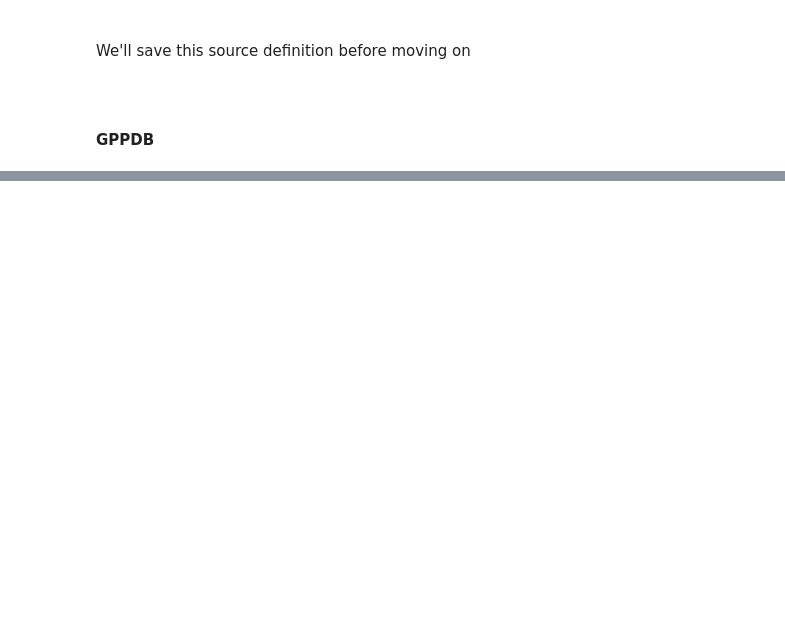
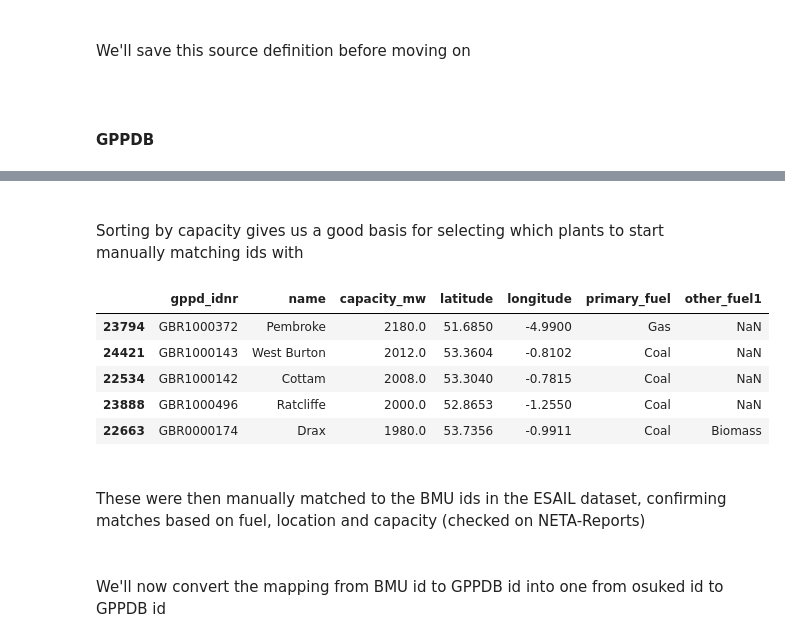
Before and after one commit to OSUKED/Power-Station-Dictionary, a Jupyter notebook: nbs/02-data-definitions.ipynb, the cells around one changed output, grey strips where cells are left out. Cells and saved outputs as stored; diff of their text form; code cells hidden in the pictures; blank space fills up the shorter version.

```diff
--- a/nbs/02-data-definitions.ipynb
+++ b/nbs/02-data-definitions.ipynb
@@ -190,0 +211,4 @@ with open(f'{definitions_dir}/ESAIL.json', 'w') as f:
+# %%
+df_GPPDB_UK = df_GPPDB.query('country=="GBR"')
+
+print(f'There are {df_GPPDB_UK.shape[0]} power plant entries for the UK')
@@ -190,0 +246,19 @@ with open(f'{definitions_dir}/ESAIL.json', 'w') as f:
+# %% [markdown]
+<br>
+
+Sorting by capacity gives us a good basis for selecting which plants to start manually matching ids with
+# %%
+df_GPPDB_UK_focused_sorted = df_GPPDB_UK.sort_values('capacity_mw', ascending=False)[['gppd_idnr', 'name', 'capacity_mw', 'latitude', 'longitude', 'primary_fuel', 'other_fuel1']]
+
+df_GPPDB_UK_focused_sorted.head()
+# %% [output]
+|  | gppd_idnr | name | capacity_mw | latitude | longitude | primary_fuel | other_fuel1 |
+| 23794 | GBR1000372 | Pembroke | 2180.0 | 51.6850 | -4.9900 | Gas | NaN |
+| 24421 | GBR1000143 | West Burton | 2012.0 | 53.3604 | -0.8102 | Coal | NaN |
+| 22534 | GBR1000142 | Cottam | 2008.0 | 53.3040 | -0.7815 | Coal | NaN |
+| 23888 | GBR1000496 | Ratcliffe | 2000.0 | 52.8653 | -1.2550 | Coal | NaN |
+| 22663 | GBR0000174 | Drax | 1980.0 | 53.7356 | -0.9911 | Coal | Biomass |
+# %% [markdown]
+<br>
+
+These were then manually matched to the BMU ids in the ESAIL dataset, confirming matches based on fuel, location and capacity (checked on NETA-Reports)
@@ -190,0 +410,4 @@ with open(f'{definitions_dir}/ESAIL.json', 'w') as f:
+# %% [markdown]
+<br>
+
+We'll now convert the mapping from BMU id to GPPDB id into one from osuked id to GPPDB id
```
Also changed, not shown: parts of 17 cells of this notebook, 20 other files.
